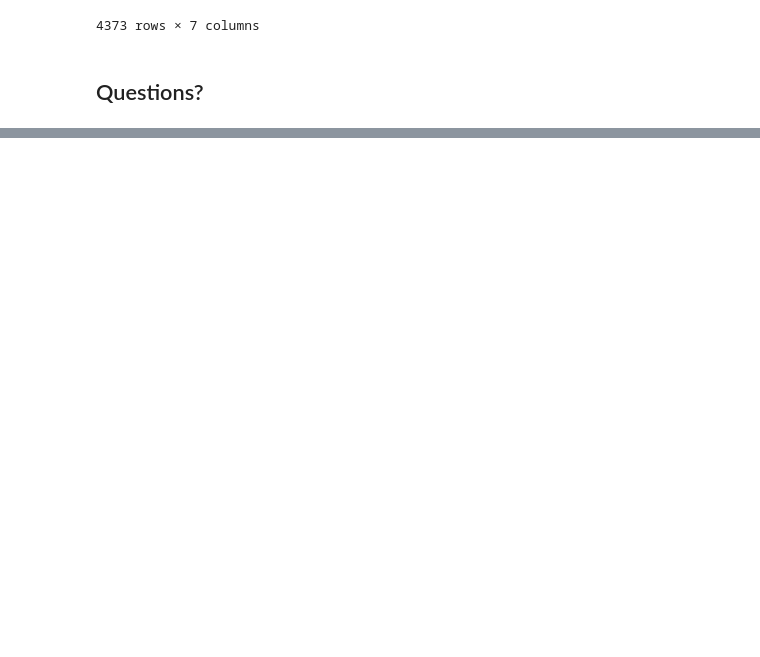
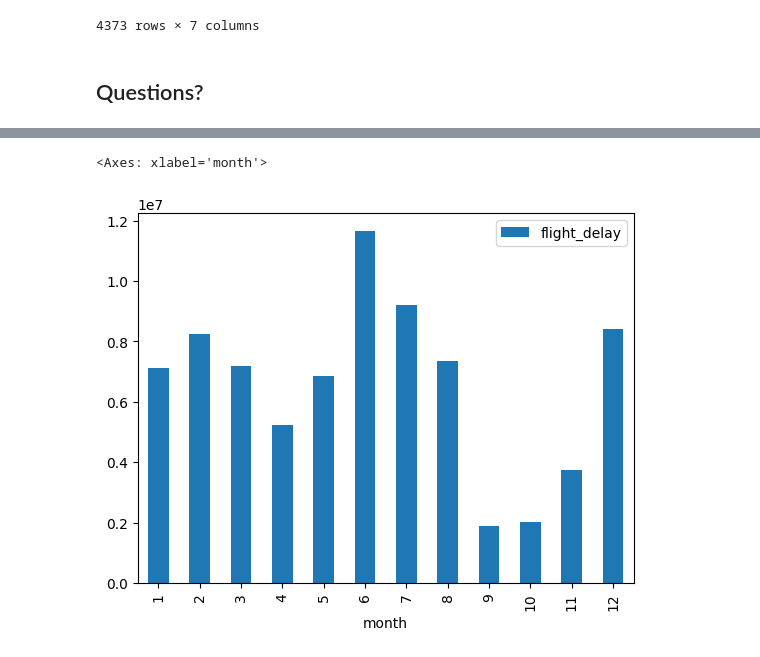
Before and after one commit to Ability014/olc_business_problems_with_sql, a Jupyter notebook: Solving Biz Problems with SQL.ipynb, the cells around one changed output, grey strips where cells are left out. Cells and saved outputs as stored; diff of their text form; code cells hidden in the pictures; blank space fills up the shorter version.

```diff
--- a/Solving Biz Problems with SQL.ipynb
+++ b/Solving Biz Problems with SQL.ipynb
@@ -547,0 +623,4 @@ cust_ltv
+# %%
+pass_ = gp()
+engine = create_engine(f"postgresql://postgres:{pass_}@localhost:5432/postgres")
+#conn = engine.connect()
@@ -547,0 +877,12 @@ cust_ltv
+# %%
+## How do flight delays vary by month or season?
+
+query = """
+SELECT
+    "YEAR" As year, "MONTH" As month,
+    SUM("DEPARTURE_DELAY")+SUM("ARRIVAL_DELAY") As flight_delay
+FROM public.flight_data
+GROUP BY 1, 2
+"""
+
+pd.read_sql(query, engine)
@@ -547,0 +903,6 @@ cust_ltv
+# %%
+flight_delay = pd.read_sql(query, engine)
+flight_delay.plot(x='month', y='flight_delay', kind='bar')
+# %% [output]
+<Axes: xlabel='month'>
+[figure, added]
```
Also changed, not shown: parts of 29 cells of this notebook.
